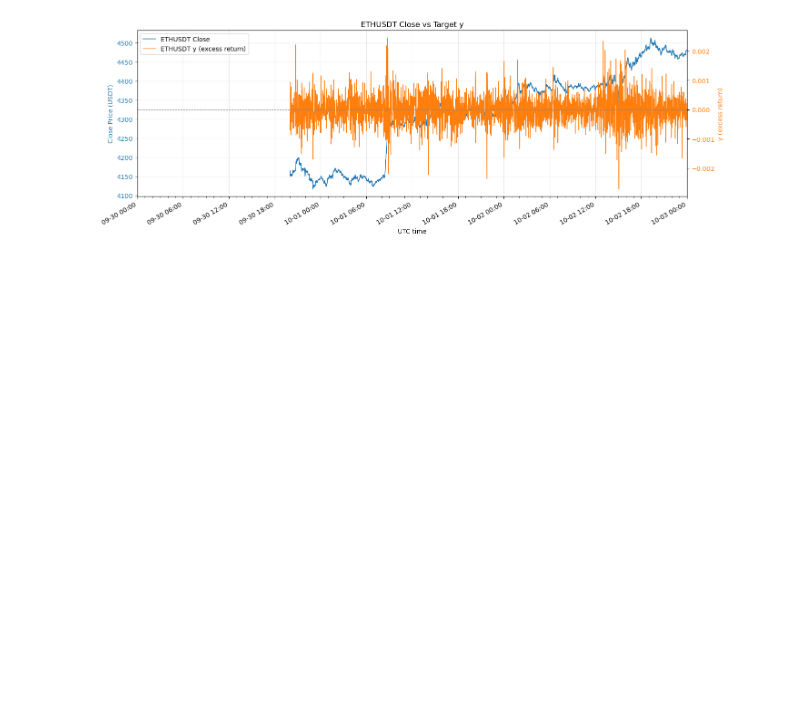
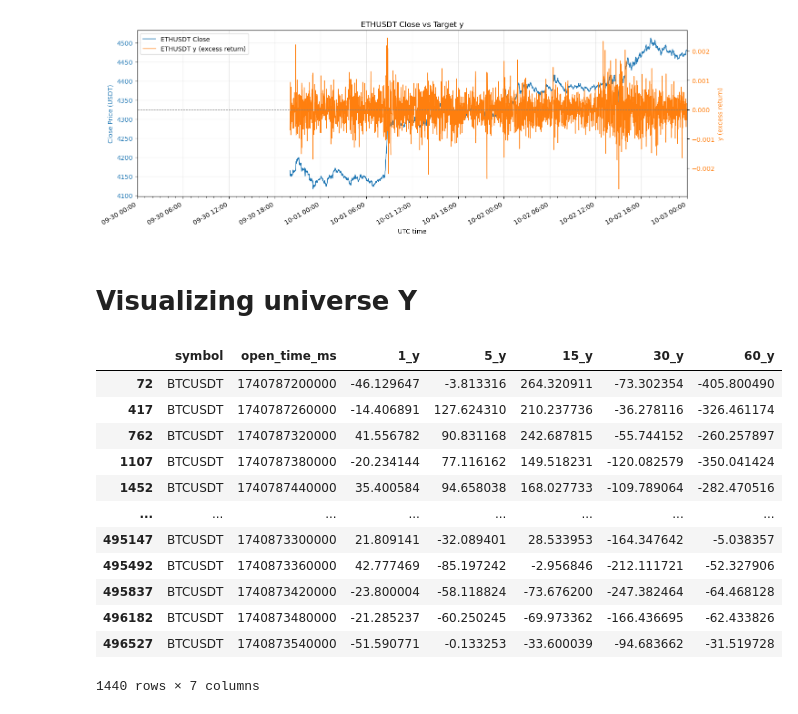
Before and after one commit to devilmaier/25_fall_deeplearning, a Jupyter notebook: visualization_and_y_generater.ipynb, the cells around one changed output. Cells and saved outputs as stored; diff of their text form; code cells hidden in the pictures; blank space fills up the shorter version.

```diff
--- a/visualization_and_y_generater.ipynb
+++ b/visualization_and_y_generater.ipynb
@@ -889,3 +889,26 @@ plot_price_and_target_y("ETHUSDT", start=start_date, end=end_date, trim_to_y=Tru
 [figure]
 [figure]
 [figure]
+# %% [markdown]
+# Visualizing universe Y
+# %%
+import pandas as pd
+import h5py
+import os
+import json
+
+# want to open daya/y hdf5 file and save as csv file
+HDF5_PATH = 'data/y/2025-03-01_y_top30.h5'
+df_y = pd.read_hdf(HDF5_PATH, key='y')
+
+top = 30
+date = "2025-03-01"
+universe_file = f"top{top}_universe.json"
+if not os.path.exists(universe_file):
+    raise FileNotFoundError(universe_file)
+
+with open(universe_file, "r") as f:
+    universe_map = json.load(f)
+
+if date in universe_map:
+    universe = universe_map[date]
@@ -891,0 +921,16 @@ plot_price_and_target_y("ETHUSDT", start=start_date, end=end_date, trim_to_y=Tru
+# %%
+df_y[df_y['symbol']=='BTCUSDT']
+# %% [output]
+|  | symbol | open_time_ms | 1_y | 5_y | 15_y | 30_y | 60_y |
+| 72 | BTCUSDT | 1740787200000 | -46.129647 | -3.813316 | 264.320911 | -73.302354 | -405.800490 |
+| 417 | BTCUSDT | 1740787260000 | -14.406891 | 127.624310 | 210.237736 | -36.278116 | -326.461174 |
+| 762 | BTCUSDT | 1740787320000 | 41.556782 | 90.831168 | 242.687815 | -55.744152 | -260.257897 |
+| 1107 | BTCUSDT | 1740787380000 | -20.234144 | 77.116162 | 149.518231 | -120.082579 | -350.041424 |
+| 1452 | BTCUSDT | 1740787440000 | 35.400584 | 94.658038 | 168.027733 | -109.789064 | -282.470516 |
+| ... | ... | ... | ... | ... | ... | ... | ... |
+| 495147 | BTCUSDT | 1740873300000 | 21.809141 | -32.089401 | 28.533953 | -164.347642 | -5.038357 |
+| 495492 | BTCUSDT | 1740873360000 | 42.777469 | -85.197242 | -2.956846 | -212.111721 | -52.327906 |
+| 495837 | BTCUSDT | 1740873420000 | -23.800004 | -58.118824 | -73.676200 | -247.382464 | -64.468128 |
+| 496182 | BTCUSDT | 1740873480000 | -21.285237 | -60.250245 | -69.973362 | -166.436695 | -62.433826 |
+| 496527 | BTCUSDT | 1740873540000 | -51.590771 | -0.133253 | -33.600039 | -94.683662 | -31.519728 |
+1440 rows × 7 columns
```
Also changed, not shown: parts of 6 cells of this notebook.
